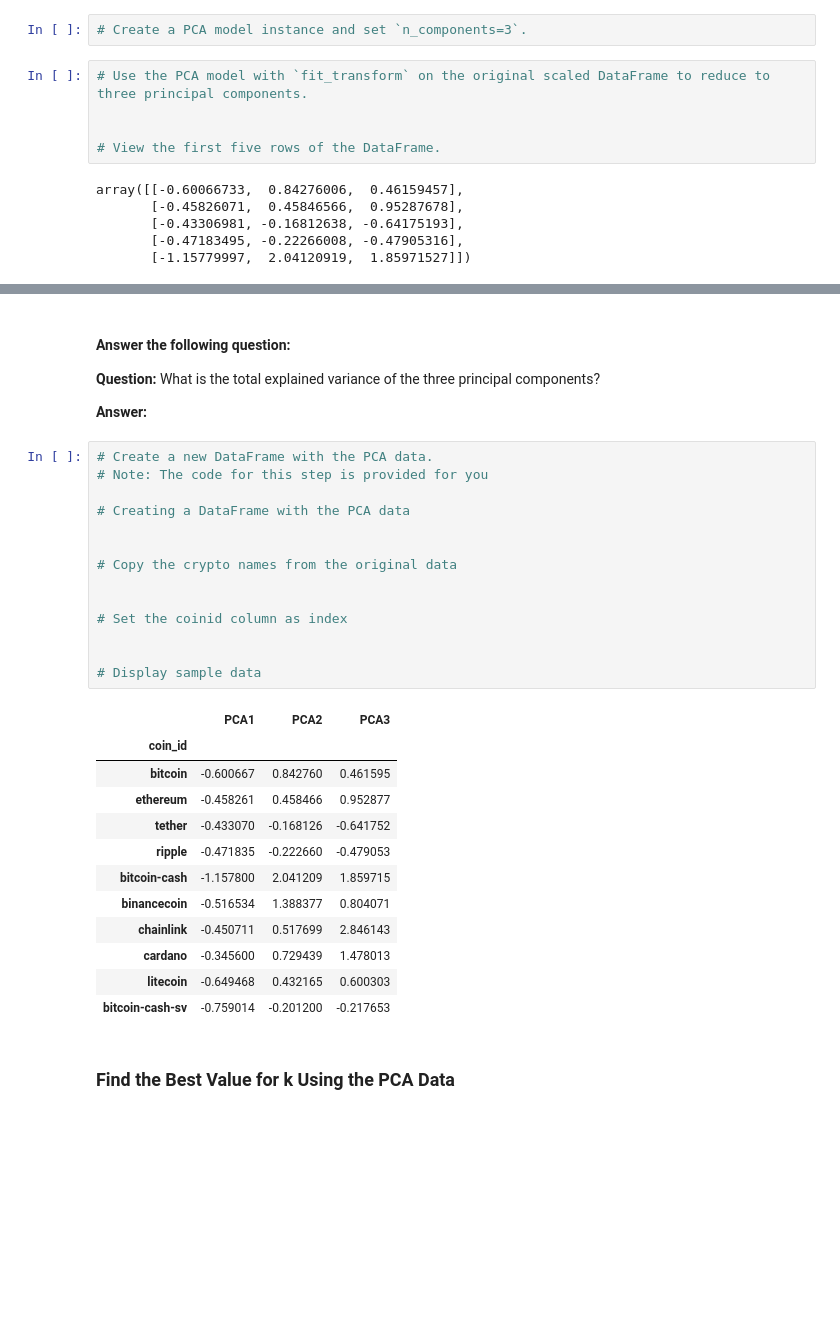
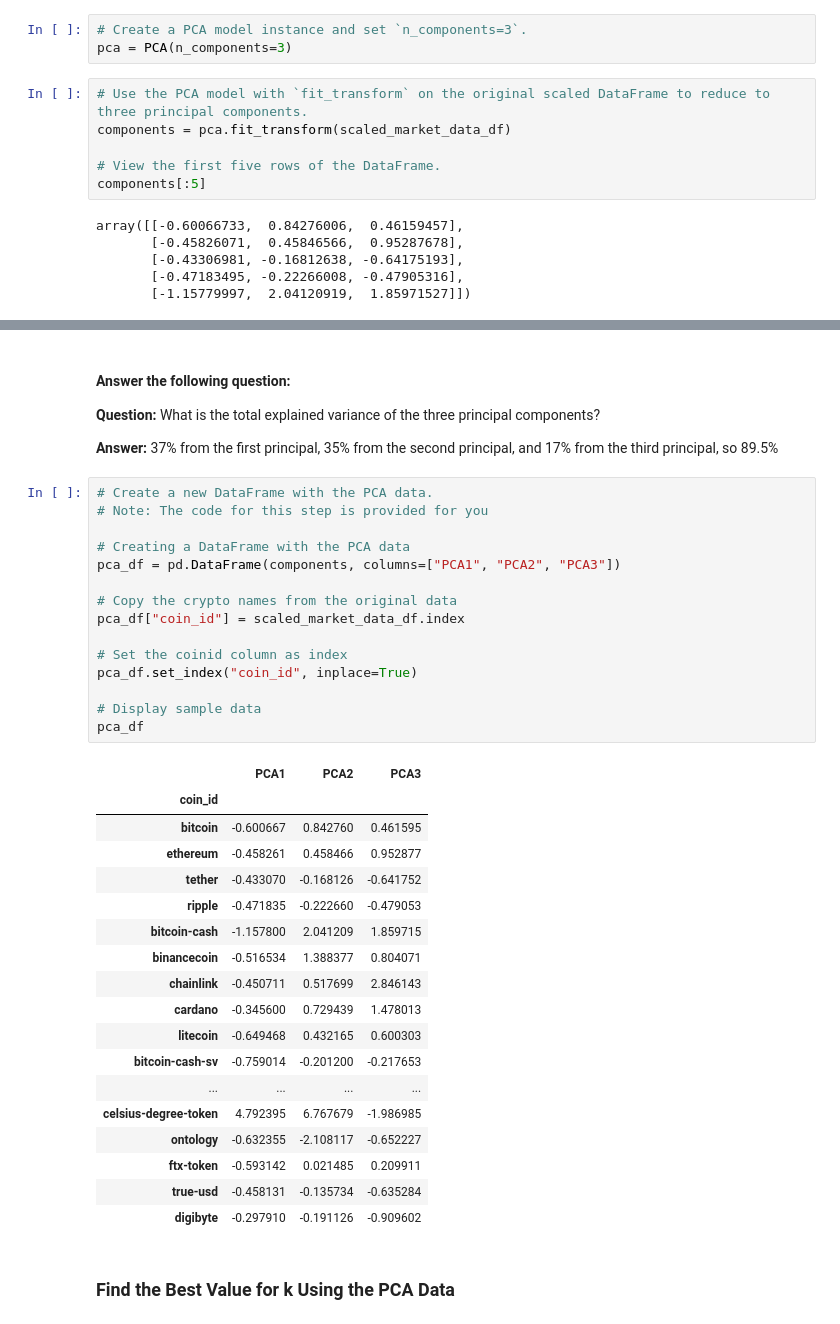
Before and after one commit to YuJames/CryptoClustering, a Jupyter notebook: Crypto_Clustering.ipynb, the cells around one changed output, grey strips where cells are left out. Saved outputs shown, nothing was run; the diff lists cells and outputs as text; blank space fills up the shorter version.

Commit message:
Optimize Clusters with Principal Component Analysis.

```diff
--- a/Crypto_Clustering.ipynb
+++ b/Crypto_Clustering.ipynb
@@ -197,11 +197,13 @@ copy_scaled_market_data_df.plot.scatter(x="price_change_percentage_24h", y="pric
 ### Optimize Clusters with Principal Component Analysis.
 # %%
 # Create a PCA model instance and set `n_components=3`.
+pca = PCA(n_components=3)
 # %%
 # Use the PCA model with `fit_transform` on the original scaled DataFrame to reduce to three principal components.
-
+components = pca.fit_transform(scaled_market_data_df)
 
 # View the first five rows of the DataFrame.
+components[:5]
 # %% [output]
 array([[-0.60066733,  0.84276006,  0.46159457],
        [-0.45826071,  0.45846566,  0.95287678],
@@ -217,34 +220,41 @@ array([0.3719856 , 0.34700813, 0.17603793])
 
 **Question:** What is the total explained variance of the three principal components?
 
-**Answer:**
+**Answer:** 37% from the first principal, 35% from the second principal, and 17% from the third principal, so 89.5%
 # %%
 # Create a new DataFrame with the PCA data.
 # Note: The code for this step is provided for you
 
 # Creating a DataFrame with the PCA data
-
+pca_df = pd.DataFrame(components, columns=["PCA1", "PCA2", "PCA3"])
 
 # Copy the crypto names from the original data
-
+pca_df["coin_id"] = scaled_market_data_df.index
 
 # Set the coinid column as index
-
+pca_df.set_index("coin_id", inplace=True)
 
 # Display sample data
+pca_df
 # %% [output]
 |  | PCA1 | PCA2 | PCA3 |
 | coin_id |  |  |  |
 | bitcoin | -0.600667 | 0.842760 | 0.461595 |
 | ethereum | -0.458261 | 0.458466 | 0.952877 |
 | tether | -0.433070 | -0.168126 | -0.641752 |
 | ripple | -0.471835 | -0.222660 | -0.479053 |
 | bitcoin-cash | -1.157800 | 2.041209 | 1.859715 |
 | binancecoin | -0.516534 | 1.388377 | 0.804071 |
 | chainlink | -0.450711 | 0.517699 | 2.846143 |
 | cardano | -0.345600 | 0.729439 | 1.478013 |
 | litecoin | -0.649468 | 0.432165 | 0.600303 |
 | bitcoin-cash-sv | -0.759014 | -0.201200 | -0.217653 |
+| ... | ... | ... | ... |
+| celsius-degree-token | 4.792395 | 6.767679 | -1.986985 |
+| ontology | -0.632355 | -2.108117 | -0.652227 |
+| ftx-token | -0.593142 | 0.021485 | 0.209911 |
+| true-usd | -0.458131 | -0.135734 | -0.635284 |
+| digibyte | -0.297910 | -0.191126 | -0.909602 |
 # %% [markdown]
 ### Find the Best Value for k Using the PCA Data
 # %%
```
Also changed, not shown: parts of 1 cell of this notebook.
